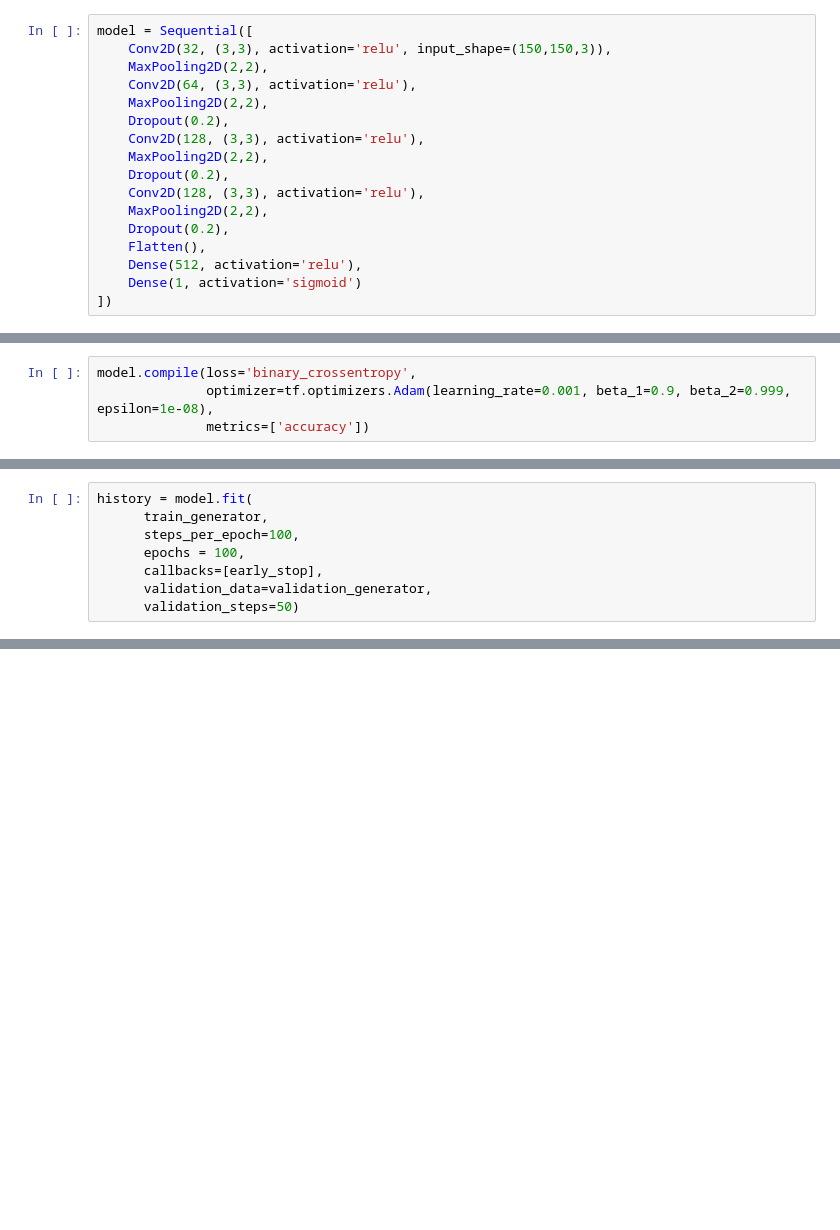
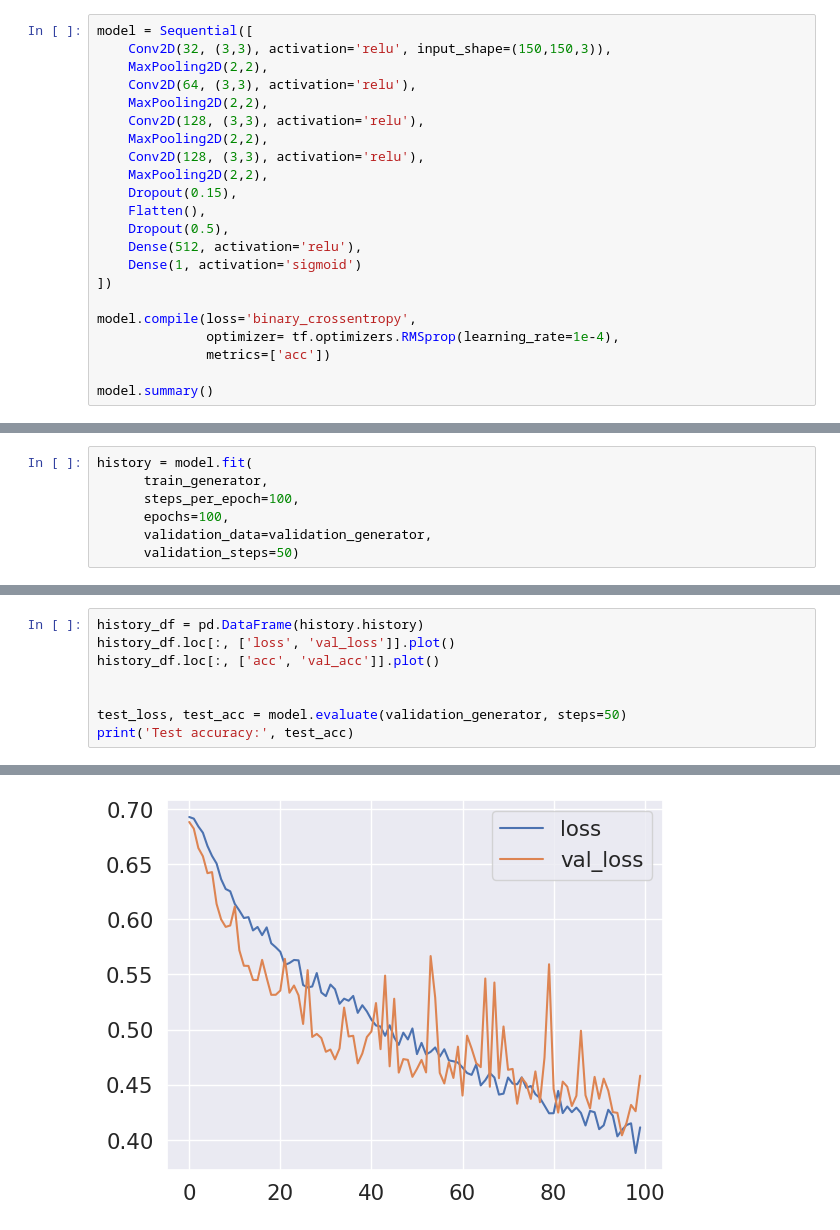
Before and after one commit to elliwadler/image_classification, a Jupyter notebook: cat_dog_classification.ipynb, the cells around one changed output, grey strips where cells are left out. Drawn from its saved outputs; the diff is of its cells as text; blank space fills up the shorter version.

```diff
--- a/cat_dog_classification.ipynb
+++ b/cat_dog_classification.ipynb
@@ -54,14 +91,19 @@ model = Sequential([
     MaxPooling2D(2,2),
     Conv2D(64, (3,3), activation='relu'),
     MaxPooling2D(2,2),
-    Dropout(0.2),
     Conv2D(128, (3,3), activation='relu'),
     MaxPooling2D(2,2),
-    Dropout(0.2),
     Conv2D(128, (3,3), activation='relu'),
     MaxPooling2D(2,2),
-    Dropout(0.2),
+    Dropout(0.15),
     Flatten(),
+    Dropout(0.5),
     Dense(512, activation='relu'),
     Dense(1, activation='sigmoid')
 ])
+
+model.compile(loss='binary_crossentropy',
+              optimizer= tf.optimizers.RMSprop(learning_rate=1e-4),
+              metrics=['acc'])
+
+model.summary()
@@ -68,4 +127,0 @@ model = Sequential([
-# %%
-model.compile(loss='binary_crossentropy',
-              optimizer=tf.optimizers.Adam(learning_rate=0.001, beta_1=0.9, beta_2=0.999, epsilon=1e-08),
-              metrics=['accuracy'])
@@ -75,7 +131,6 @@ early_stop = EarlyStopping(monitor='val_loss', patience=5)
 history = model.fit(
       train_generator,
       steps_per_epoch=100,
-      epochs = 100,
-      callbacks=[early_stop],
+      epochs=100,
       validation_data=validation_generator,
       validation_steps=50)
@@ -135,0 +174,9 @@ Found 1000 images belonging to 2 classes.
+# %%
+history_df = pd.DataFrame(history.history)
+history_df.loc[:, ['loss', 'val_loss']].plot()
+history_df.loc[:, ['acc', 'val_acc']].plot()
+
+
+test_loss, test_acc = model.evaluate(validation_generator, steps=50)
+print('Test accuracy:', test_acc)
+# %% [output]
@@ -135,0 +185 @@ Found 1000 images belonging to 2 classes.
+[figure, added]
```
Also changed, not shown: parts of 23 cells of this notebook.
